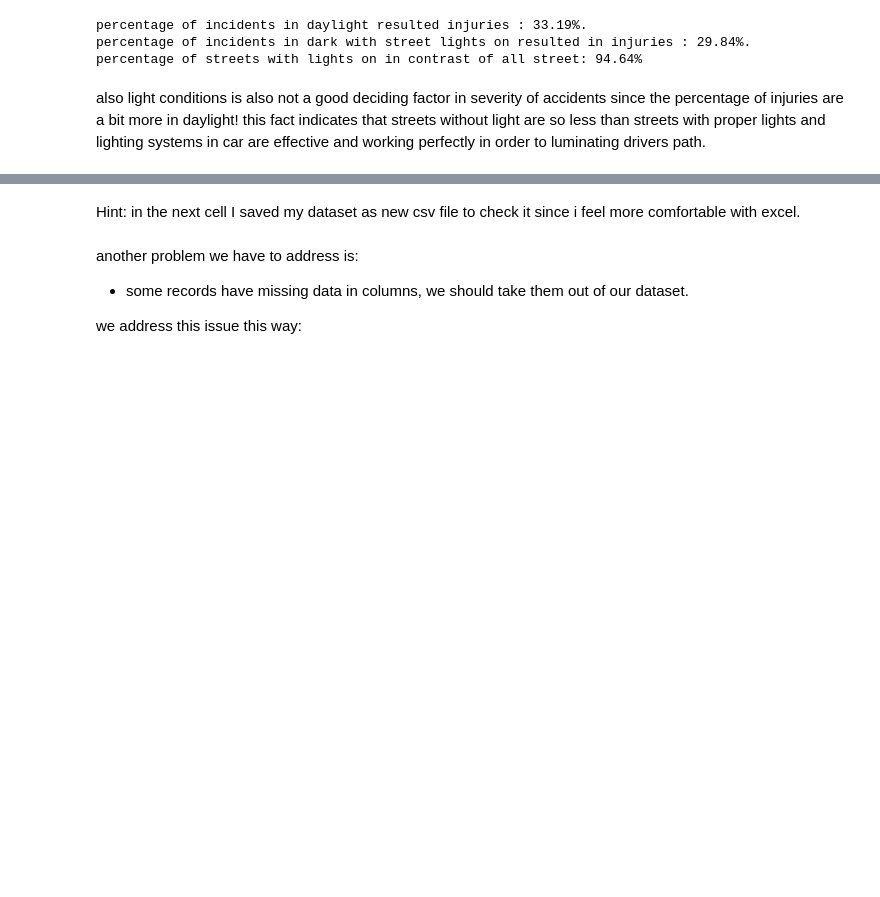
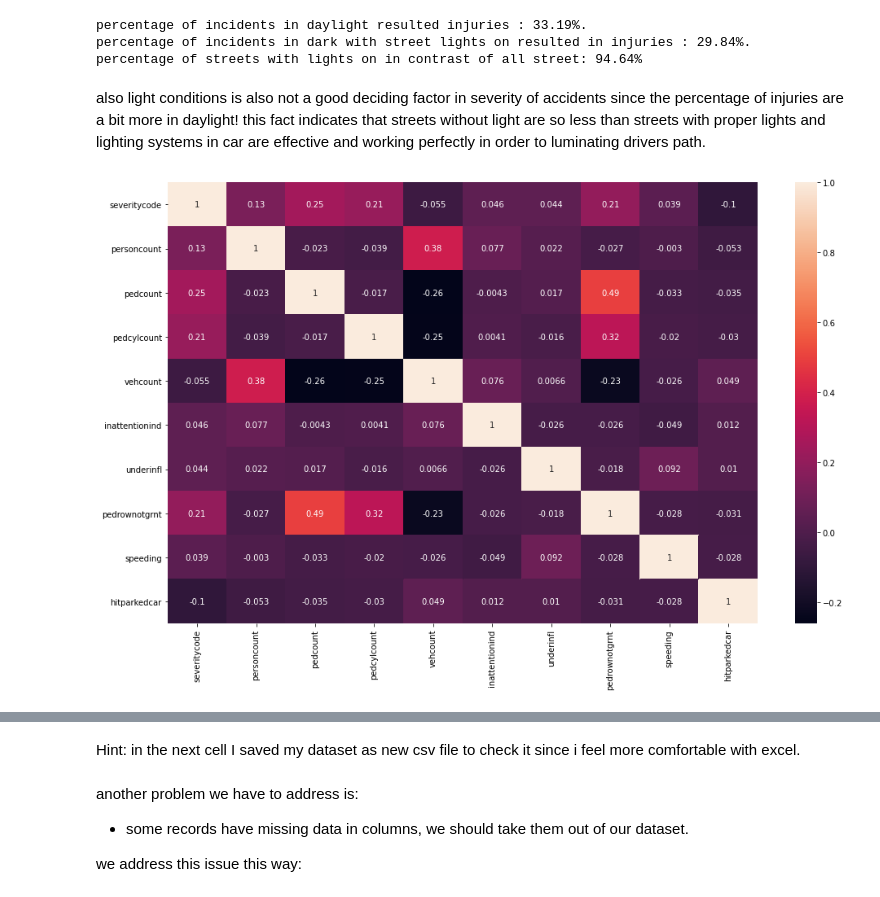
Before and after one commit to RaminFerdos/Coursera_Capstone, a Jupyter notebook: Coursera-Capstone-Collision Dataset.ipynb, the cells around one changed output, grey strips where cells are left out. Cells and saved outputs as stored; diff of their text form; code cells hidden in the pictures; blank space fills up the shorter version.

Commit message:
Update Coursera-Capstone-Collision Dataset.ipynb
Adding some minor tweaks and tests

```diff
--- a/Coursera-Capstone-Collision Dataset.ipynb
+++ b/Coursera-Capstone-Collision Dataset.ipynb
@@ -373,3 +373,10 @@ percentage of streets with lights on in contrast of all street: 94.64%
 # %% [markdown]
 also light conditions is also not a good deciding factor in severity of accidents since the percentage of injuries are a bit more in daylight!
 this fact indicates that streets without light are so less than streets with proper lights and lighting systems in car are effective and working perfectly in order to luminating drivers path.
+# %%
+intercor = collisions.corr()
+plt.figure(figsize=(14,9))
+sns.heatmap(intercor,annot=True)
+plt.tight_layout()
+# %% [output]
+[figure, added]
```
Also changed, not shown: parts of 10 cells of this notebook.
